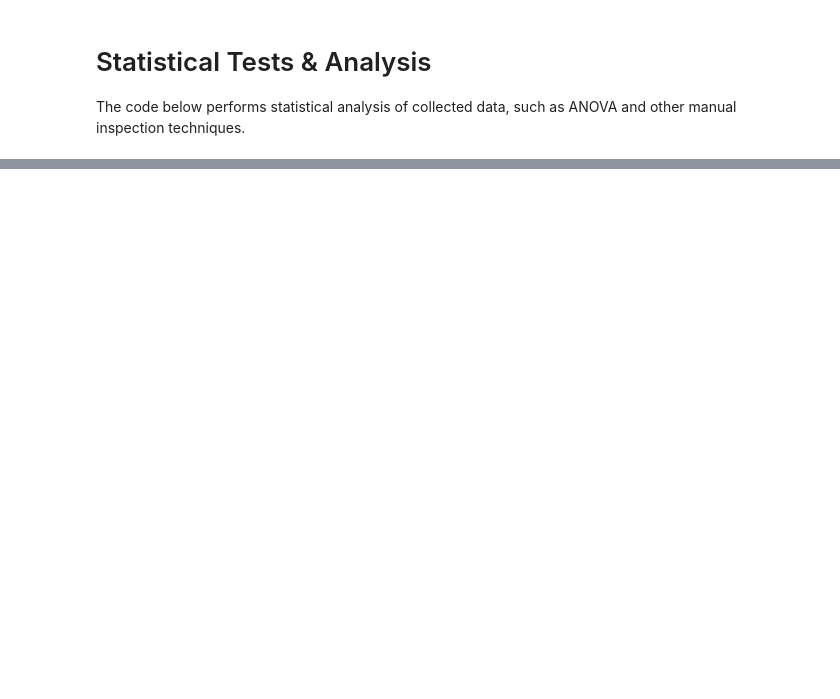
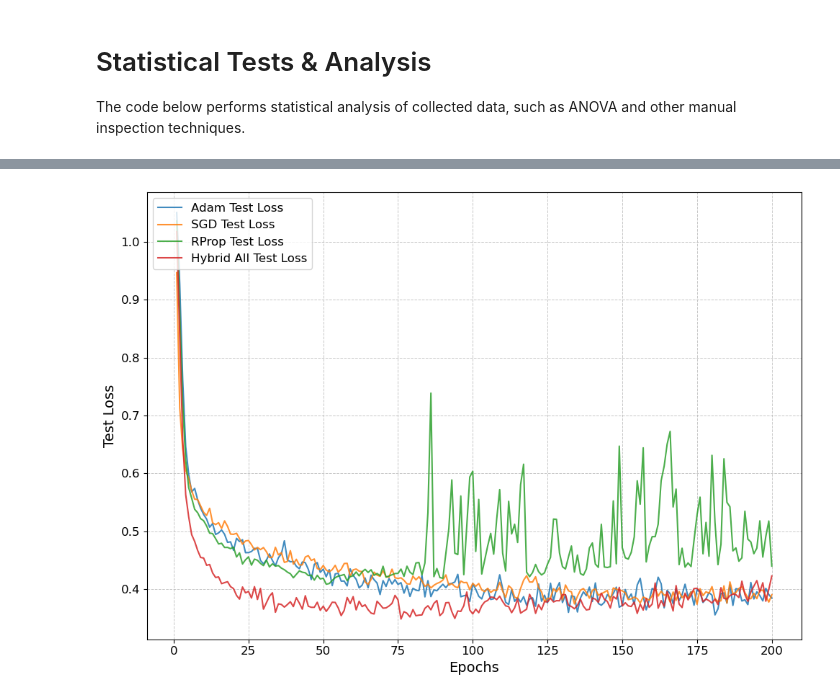
Before and after one commit to JonathanEnslin/COS711-A2, a Jupyter notebook: main.ipynb, the cells around one changed output, grey strips where cells are left out. Drawn from its saved outputs; the diff is of its cells as text; code cells hidden in the pictures; blank space fills up the shorter version.

```diff
--- a/main.ipynb
+++ b/main.ipynb
@@ -776,4 +845,8 @@ Best SGD configuration:
 # %%
+"""
+Function to train the model N times and track loss and accuracy
+"""
+
 def train_N_times(N, config, sub_dir='basic', verbose=True, hl_sizes=[128, 128, 128, 128]):
     """
     Train the model N times on the test set and track loss and accuracy.
@@ -835,8 +908,8 @@ def train_N_times(N, config, sub_dir='basic', verbose=True, hl_sizes=[128, 128,
             run_data['test']['loss'].append(test_loss)
             run_data['test']['accuracy'].append(test_accuracy)
 
-            # if verbose and epoch % 40 == 0:
-            #     print(f"Run {run+1}, Epoch {epoch+1}/{config['epochs']} - Train Loss: {train_loss:.4f}, Test Loss: {test_loss:.4f}, Test Accuracy: {test_accuracy:.2f}%")
+            if verbose and epoch % 40 == 0:
+                print(f"Run {run+1}, Epoch {epoch+1}/{config['epochs']} - Train Loss: {train_loss:.4f}, Test Loss: {test_loss:.4f}, Test Accuracy: {test_accuracy:.2f}%")
 
         # Append run data to results
         results.append(run_data)
@@ -877,10 +952,10 @@ if PERFORM_TEST_SET_EVALUATION:
     rprop_test_results = train_N_times(15, best_rprop_config, sub_dir='basic', verbose=True, hl_sizes=[128, 128, 128, 128])
     sgd_test_results = train_N_times(15, best_sgd_config, sub_dir='basic', verbose=True, hl_sizes=[128, 128, 128, 128])
 
-    save_to_json(adam_test_results, 'adam_test_results.json')
-    save_to_json(rprop_test_results, 'rprop_test_results.json')
-    save_to_json(sgd_test_results, 'sgd_test_results.json')
+    save_to_json(adam_test_results, 'results/adam_test_results.json')
+    save_to_json(rprop_test_results, 'results/rprop_test_results.json')
+    save_to_json(sgd_test_results, 'results/sgd_test_results.json')
 else:
-    adam_test_results = load_from_json('adam_test_results.json')
-    rprop_test_results = load_from_json('rprop_test_results.json')
-    sgd_test_results = load_from_json('sgd_test_results.json')
+    adam_test_results = load_from_json('results/adam_test_results.json')
+    rprop_test_results = load_from_json('results/rprop_test_results.json')
+    sgd_test_results = load_from_json('results/sgd_test_results.json')
@@ -1285,0 +1633,37 @@ Standard Deviation: 0.4071507226543307
+# %%
+import matplotlib.pyplot as plt
+import numpy as np
+
+
+# X-axis values (e.g., epochs)
+epochs = np.arange(1, len(adam_test_loss_means) + 1)
+
+# Create a larger figure and axis for better visualization
+plt.figure(figsize=(10, 7))
+
+# Plot the lines separately
+plt.plot(epochs, adam_test_loss_means, '-', label='Adam Test Loss', markersize=3, alpha=0.85)
+plt.plot(epochs, sgd_test_loss_means, '-', label='SGD Test Loss', markersize=3, alpha=0.85)
+plt.plot(epochs, rprop_test_loss_means, '-', label='RProp Test Loss', markersize=3, alpha=0.85)
+plt.plot(epochs, hybrid_all_test_loss_means, '-', label='Hybrid All Test Loss', markersize=3, alpha=0.85)
+
+# Add labels and title with larger font sizes
+plt.xlabel('Epochs', fontsize=14)
+plt.ylabel('Test Loss', fontsize=14)
+# plt.title('Optimizer Accuracy with Standard Deviation Error Bars', fontsize=16)
+
+# Add a grid with customized transparency
+plt.grid(True, which='both', linestyle='--', linewidth=0.7, alpha=0.7)
+
+# Add a legend with a larger font size
+plt.legend(loc='upper left', fontsize=12)
+
+# Increase tick label size
+plt.xticks(fontsize=12)
+plt.yticks(fontsize=12)
+
+# Show the plot
+plt.tight_layout()
+plt.show()
+# %% [output]
+[figure, added]
```
Also changed, not shown: parts of 39 cells of this notebook, 51 other files.
